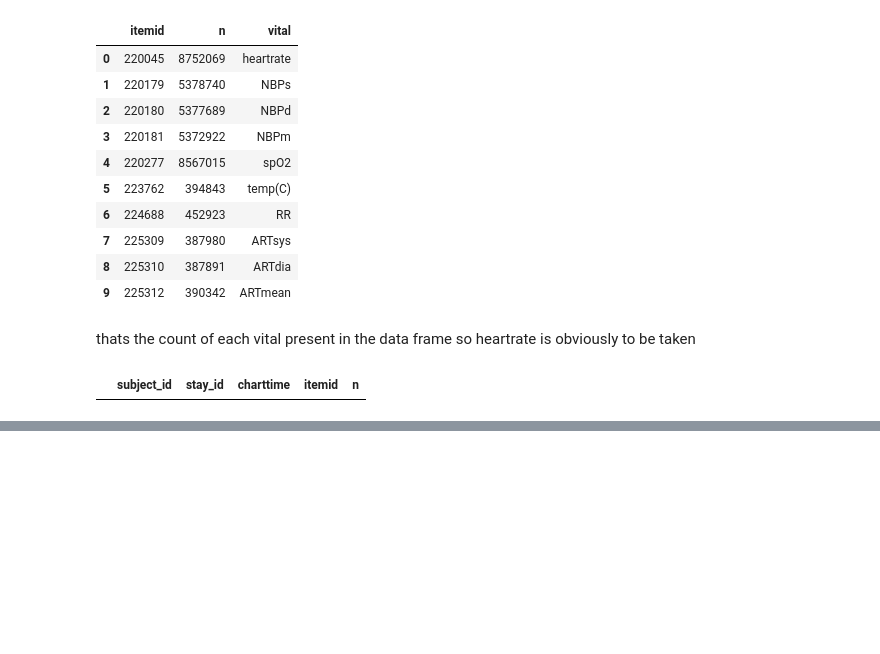
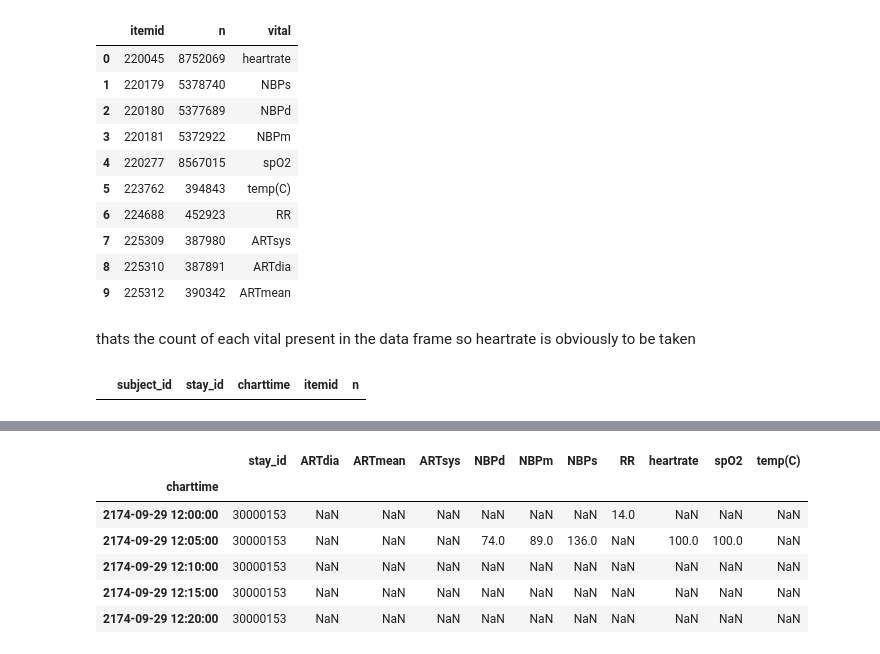
Before and after one commit to pranavv2707/ICU, a Jupyter notebook: notebooks/preprocessing.ipynb, the cells around one changed output, grey strips where cells are left out. Drawn from its saved outputs; the diff is of its cells as text; code cells hidden in the pictures; blank space fills up the shorter version.

Commit message:
resampled with 5 minute intervals

```diff
--- a/notebooks/preprocessing.ipynb
+++ b/notebooks/preprocessing.ipynb
@@ -238,0 +514,4 @@ table1
+# %%
+df_check=df.merge(icustays[["stay_id","intime","outtime"]], on="stay_id",how='left')
+#pd.merge(df1, df2, on='key', how='inner')
+df_check.head()
@@ -238,0 +525,20 @@ table1
+# %%
+timethres=pd.Timedelta(hours=60)
+diffthres=pd.Timedelta(days=1)
+df_timeclean=df_check[
+    (df_check["charttime"]>=df_check["intime"]-timethres)
+      &
+    (df_check["charttime"]<=df_check["outtime"]+timethres)
+     &
+    ((df_check["time_diff"].isna()))
+      |
+    (df_check["time_diff"]<=diffthres)
+    ].copy()
+# %%
+uniform=(
+    df_timeclean.set_index("charttime")
+      .groupby("stay_id")[vital_cols]
+      .resample("5min")
+      .mean()
+      .reset_index()
+)
@@ -238,0 +554,13 @@ table1
+# %%
+uniform=uniform.sort_values(["stay_id", "charttime"])
+uniform=uniform.set_index("charttime")
+# %%
+uniform.head()
+# %% [output]
+|  | stay_id | ARTdia | ARTmean | ARTsys | NBPd | NBPm | NBPs | RR | heartrate | spO2 | temp(C) |
+| charttime |  |  |  |  |  |  |  |  |  |  |  |
+| 2174-09-29 12:00:00 | 30000153 | NaN | NaN | NaN | NaN | NaN | NaN | 14.0 | NaN | NaN | NaN |
+| 2174-09-29 12:05:00 | 30000153 | NaN | NaN | NaN | 74.0 | 89.0 | 136.0 | NaN | 100.0 | 100.0 | NaN |
+| 2174-09-29 12:10:00 | 30000153 | NaN | NaN | NaN | NaN | NaN | NaN | NaN | NaN | NaN | NaN |
+| 2174-09-29 12:15:00 | 30000153 | NaN | NaN | NaN | NaN | NaN | NaN | NaN | NaN | NaN | NaN |
+| 2174-09-29 12:20:00 | 30000153 | NaN | NaN | NaN | NaN | NaN | NaN | NaN | NaN | NaN | NaN |
```
Also changed, not shown: parts of 45 cells of this notebook, 2 other files.
